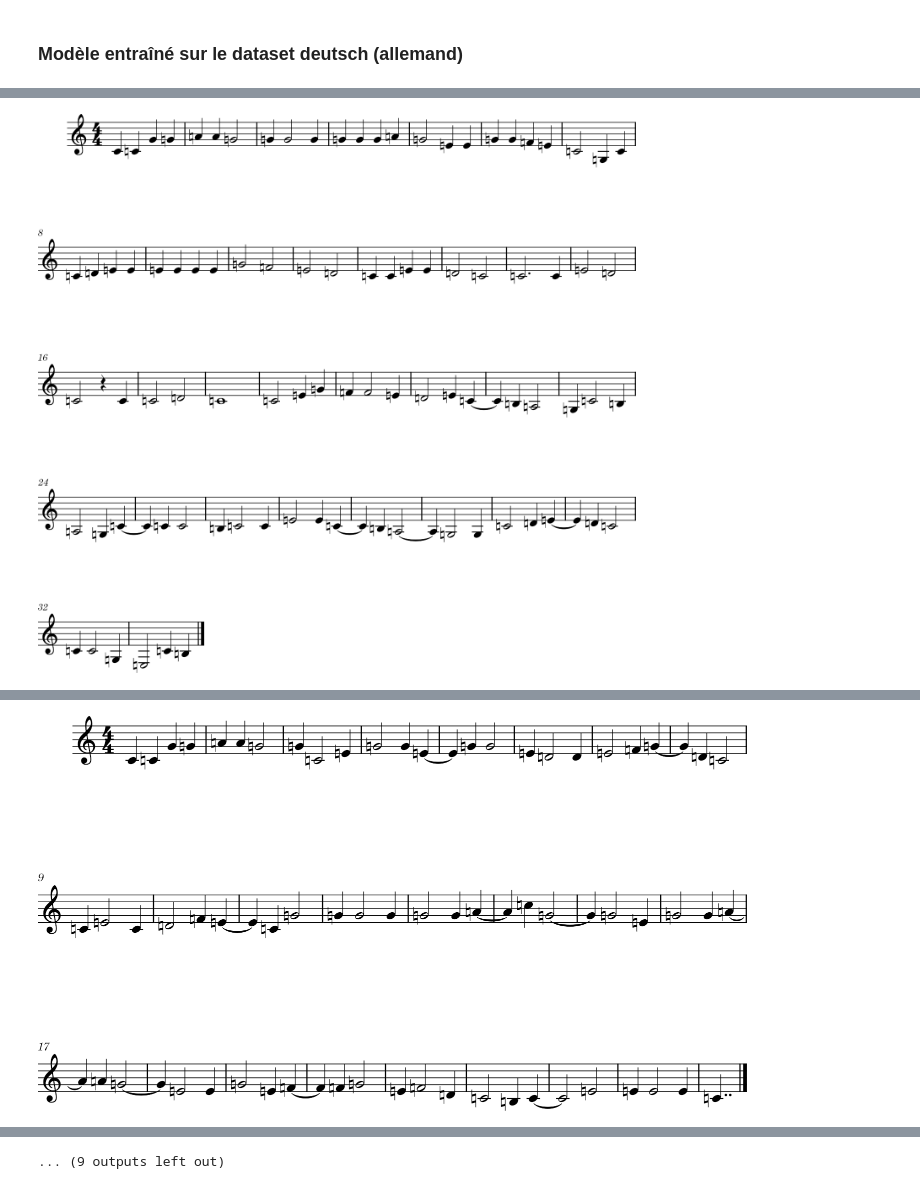
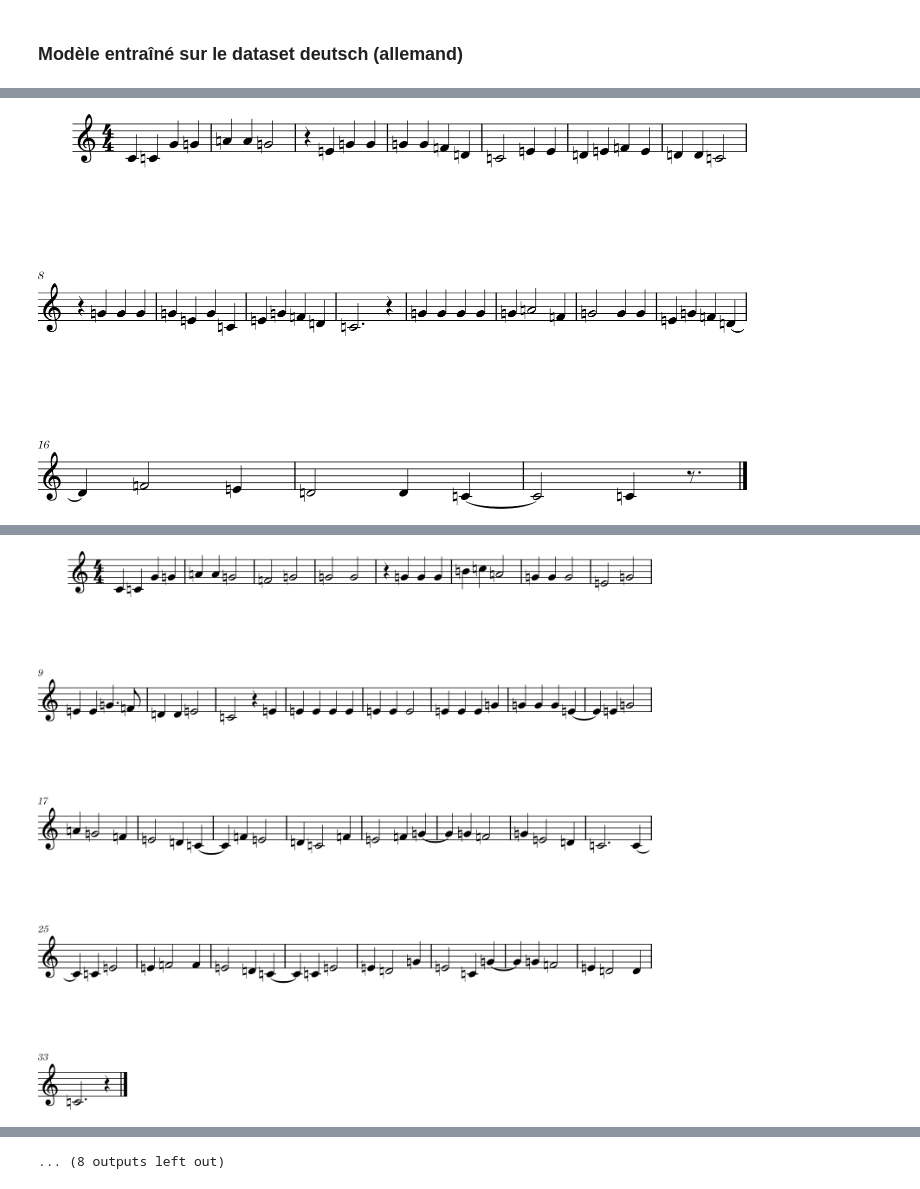
Before and after one commit to Hel88/MelodyGenerator, a Jupyter notebook: src/completeFamousMelodies.ipynb, the cells around one changed output, grey strips where cells are left out. Drawn from its saved outputs; the diff is of its cells as text; code cells hidden in the pictures.

Commit message:
ADD : entrainement LSTM (dataset deutsch) sur 25 epochs

```diff
--- a/src/completeFamousMelodies.ipynb
+++ b/src/completeFamousMelodies.ipynb
@@ -94,7 +95,7 @@ songs[5].write("midi", "../generated_melodies/goodexamples/ahvousidraisjemaman_h
 # %% [markdown]
 ### Modèle entraîné sur le dataset deutsch (allemand)
 # %%
-model_deutsch = keras.models.load_model("../data/deutsch/model_RNN_LSTM.keras")
+model_deutsch = keras.models.load_model("../data/deutsch/model_RNN_LSTM-25epochs.keras")
 
 # start symboles
 start_symbols = ["/"] * 64
@@ -128,16 +129,17 @@ for _ in range (10):
 # %%
 # Les mettre en format midi
 songs_d = []
 for i in range(10):
     songs_d.append(convert_to_midi(melodies_deutsch[i]))
 
 for song in songs_d:
     song.show("midi")
     song.show()
-songs_d[1].write("midi", "../generated_melodies/goodexamples/ahvousidraisjemaman_deutsch.midi")
+
+#songs_d[1].write("midi", "../generated_melodies/goodexamples/ahvousidraisjemaman_deutsch.midi")
 # %% [output]
 [interactive output not drawn]
-[figure, old version]
+[figure, new version]
 [interactive output not drawn]
-[figure, old version]
+[figure, new version]
 [interactive output not drawn]
@@ -151 +153 @@ songs_d[1].write("midi", "../generated_melodies/goodexamples/ahvousidraisjemaman
-... (9 outputs left out)
+... (8 outputs left out)
```
Also changed, not shown: parts of 5 cells of this notebook, 15 other files.
